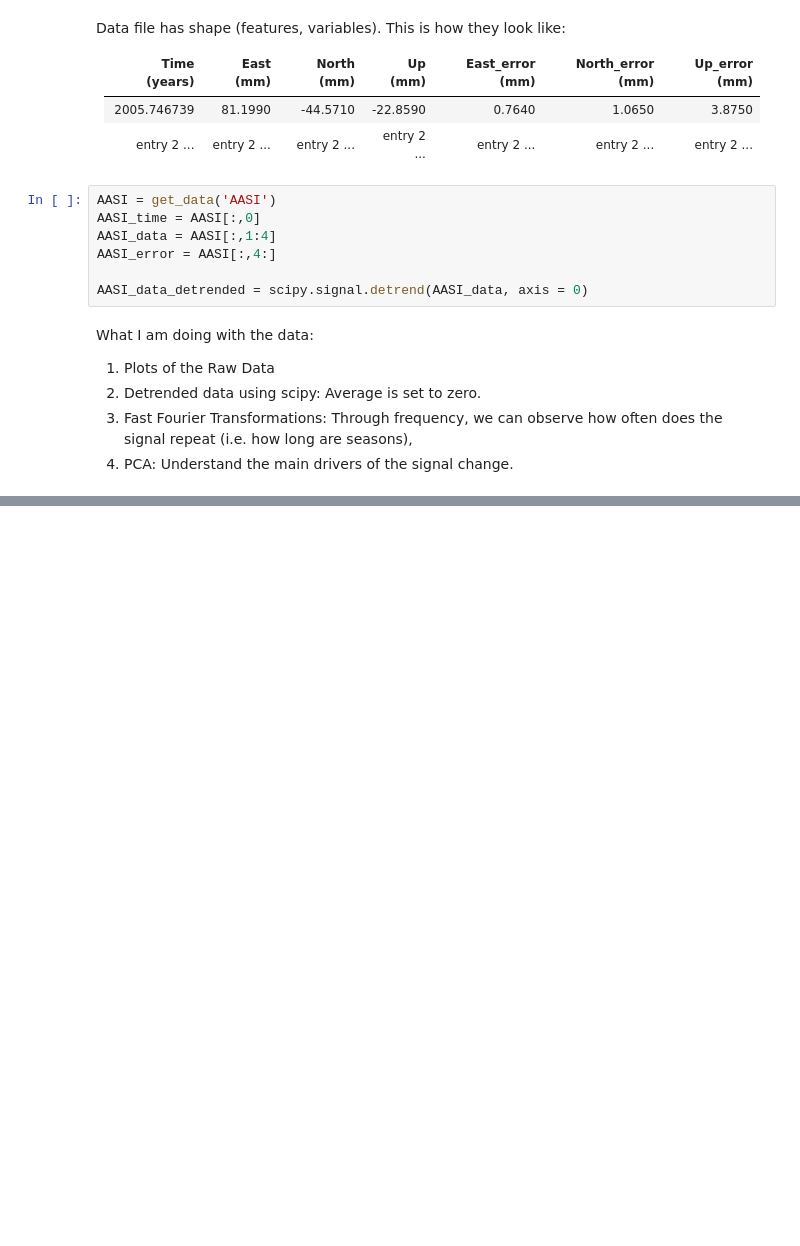
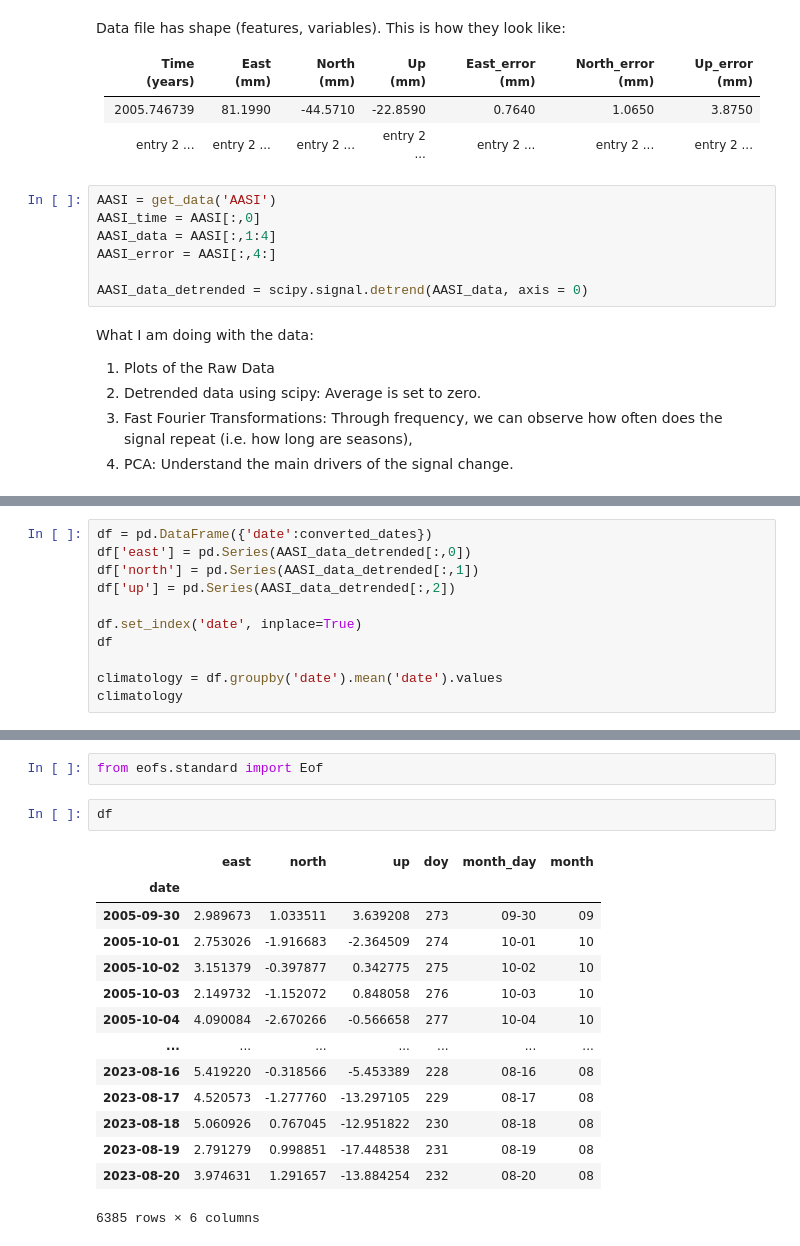
Before and after one commit to diegorvar/signal-processing-enu, a Jupyter notebook: SPENU.ipynb, the cells around one changed output, grey strips where cells are left out. Saved outputs shown, nothing was run; the diff lists cells and outputs as text; blank space fills up the shorter version.

```diff
--- a/SPENU.ipynb
+++ b/SPENU.ipynb
@@ -71,0 +119,11 @@ plt.show()
+# %%
+df = pd.DataFrame({'date':converted_dates})
+df['east'] = pd.Series(AASI_data_detrended[:,0])
+df['north'] = pd.Series(AASI_data_detrended[:,1])
+df['up'] = pd.Series(AASI_data_detrended[:,2])
+
+df.set_index('date', inplace=True)
+df
+
+climatology = df.groupby('date').mean('date').values
+climatology
@@ -71,0 +211,19 @@ plt.show()
+# %%
+from eofs.standard import Eof
+# %%
+df
+# %% [output]
+|  | east | north | up | doy | month_day | month |
+| date |  |  |  |  |  |  |
+| 2005-09-30 | 2.989673 | 1.033511 | 3.639208 | 273 | 09-30 | 09 |
+| 2005-10-01 | 2.753026 | -1.916683 | -2.364509 | 274 | 10-01 | 10 |
+| 2005-10-02 | 3.151379 | -0.397877 | 0.342775 | 275 | 10-02 | 10 |
+| 2005-10-03 | 2.149732 | -1.152072 | 0.848058 | 276 | 10-03 | 10 |
+| 2005-10-04 | 4.090084 | -2.670266 | -0.566658 | 277 | 10-04 | 10 |
+| ... | ... | ... | ... | ... | ... | ... |
+| 2023-08-16 | 5.419220 | -0.318566 | -5.453389 | 228 | 08-16 | 08 |
+| 2023-08-17 | 4.520573 | -1.277760 | -13.297105 | 229 | 08-17 | 08 |
+| 2023-08-18 | 5.060926 | 0.767045 | -12.951822 | 230 | 08-18 | 08 |
+| 2023-08-19 | 2.791279 | 0.998851 | -17.448538 | 231 | 08-19 | 08 |
+| 2023-08-20 | 3.974631 | 1.291657 | -13.884254 | 232 | 08-20 | 08 |
+6385 rows × 6 columns
```
Also changed, not shown: parts of 12 cells of this notebook.
